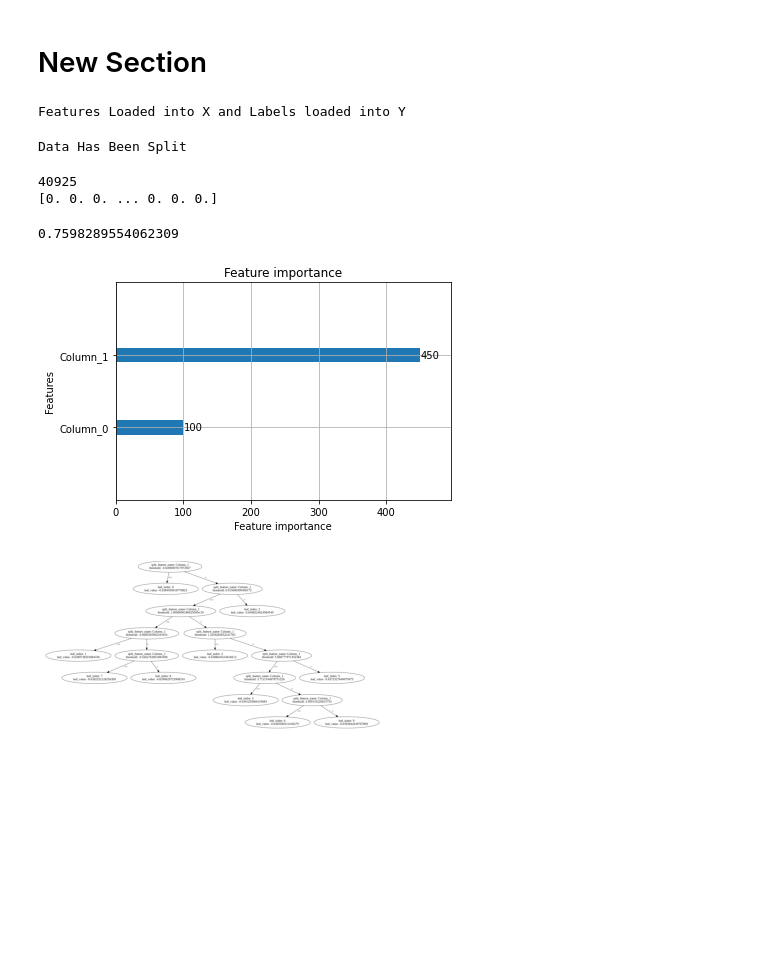
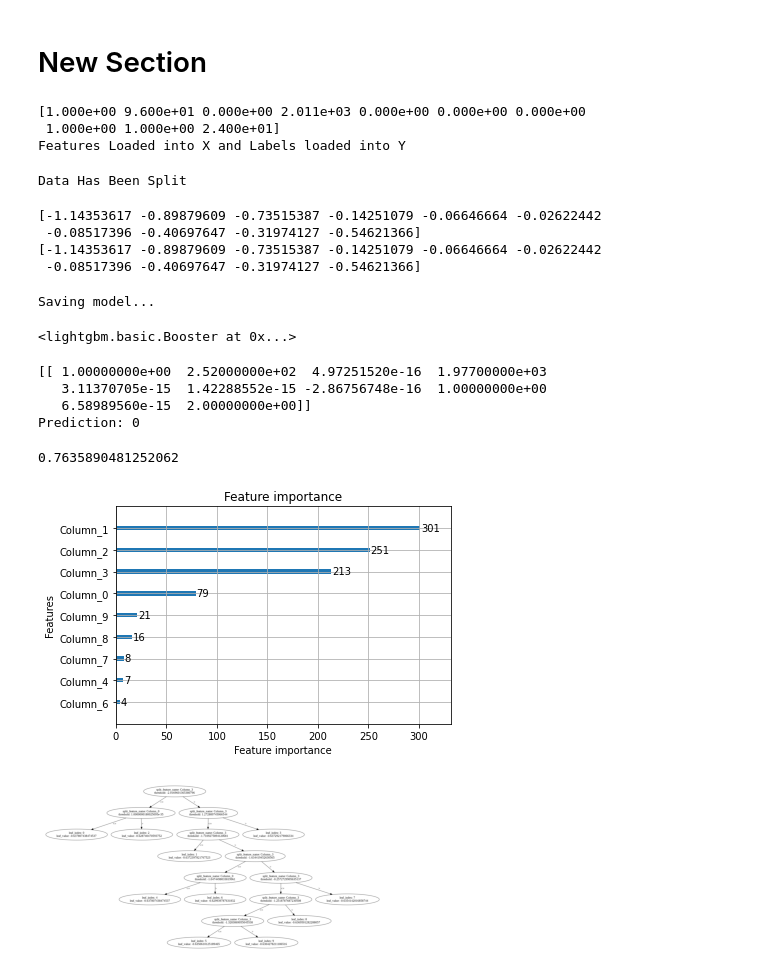
Before and after one commit to nlgandhi/LearnPython, a Jupyter notebook: IB_ML.ipynb, the cells around one changed output. Saved outputs shown, nothing was run; the diff lists cells and outputs as text; code cells hidden in the pictures; blank space fills up the shorter version.

```diff
--- a/IB_ML.ipynb
+++ b/IB_ML.ipynb
@@ -20,34 +20,47 @@ import sklearn
 dataset = pd.read_csv('IB_Train_Data.csv')
 # This is the most important step. In this case we are reading the features
 # that we want to train the model with. In this case its just Age and Estimated Salary.
-X = dataset.iloc[:, [0, 9]].values
+X = dataset.iloc[:, [0,1,2,3,4,5,6,7,8,9]].values
+print(X[0])
 # This is the Label. In ths case the LABEL is Purchased
 y = dataset.iloc[:, 10].values
+# print(y[0])
 print('Features Loaded into X and Labels loaded into Y')
 # print(X)
 # print(y)
 # %% [output]
+[1.000e+00 9.600e+01 0.000e+00 2.011e+03 0.000e+00 0.000e+00 0.000e+00
+ 1.000e+00 1.000e+00 2.400e+01]
 Features Loaded into X and Labels loaded into Y
 # %%
 # Splitting the dataset into the Training set and Test set
 from sklearn.model_selection import train_test_split
-x_train, x_test, y_train, y_test = train_test_split(X, y, test_size = 0.3, random_state = 0)
+x_train, x_test, y_train, y_test = train_test_split(X, y, test_size = 0.2, random_state = 0)
 print('Data Has Been Split')
 # %% [output]
 Data Has Been Split
 # %%
 # Feature Scaling
 # StandardScaler rescales each column to have 0 mean and 1 Standard Deviation.
+print(x_test[1])
 from sklearn.preprocessing import StandardScaler
 sc = StandardScaler()
 x_train = sc.fit_transform(x_train)
 x_test = sc.transform(x_test)
+print(x_test[1])
+# %% [output]
+[-1.14353617 -0.89879609 -0.73515387 -0.14251079 -0.06646664 -0.02622442
+ -0.08517396 -0.40697647 -0.31974127 -0.54621366]
+[-1.14353617 -0.89879609 -0.73515387 -0.14251079 -0.06646664 -0.02622442
+ -0.08517396 -0.40697647 -0.31974127 -0.54621366]
 # %%
 # Start Here...
 import lightgbm as lgb
 
 # Load the Training Data Age and Salary and Label => Purchased
 # First Parameter is the Training Data and the second Parameters is the label
+evals_result = {}  # to record eval results for plotting
+
 d_train = lgb.Dataset(x_train, label=y_train)
 params = {}
 params['learning_rate'] = 0.003
@@ -58,11 +71,25 @@ params['sub_feature'] = 0.5
 params['num_leaves'] = 10
 params['min_data'] = 50
 params['max_depth'] = 10
-clf = lgb.train(params, d_train, 100)
+clf = lgb.train(params,
+                d_train,
+                num_boost_round=100,
+                evals_result=evals_result,
+                verbose_eval=10)
+
+# Decouple Model develpment from Model Inference
+print('Saving model...')
+clf.save_model('IB_ML_V1.txt')
+# %% [output]
+Saving model...
+<lightgbm.basic.Booster at 0x...>
 # %%
 #Prediction
-y_pred=clf.predict(x_test)
-print(len(y_pred))
+bst = lgb.Booster(model_file='IB_ML_V1.txt')  # init model
+y_pred=bst.predict(x_test)
+# print(x_test)
+# print(y_pred)
+# print(len(y_pred))
 
 # for i in y_pred:
 for i in range(len(y_pred)):
@@ -71,11 +98,29 @@ for i in range(len(y_pred)):
     else:
         y_pred[i]=0
 
-print(y_pred)
+# print(y_pred)
 #print(y_test)
-# %% [output]
-40925
-[0. 0. 0. ... 0. 0. 0.]
+# %%
+# Single Row Prediction (Important)
+# Make a single prediction -  Example Row-2=1
+
+model = lgb.Booster(model_file='IB_ML_V1.txt')  # init model
+row2 = [[1,252,0,1977,0,0,0,1,0,2]]
+
+# Really not sure about this part. May need some help here.
+from sklearn.preprocessing import StandardScaler
+sc = StandardScaler()
+x_train = sc.fit_transform(x_train)
+row2 = sc.transform(row2)
+print(row2)
+
+yhat = model.predict(row2)
+print('Prediction: %d' % yhat[0])
+# %% [output]
+[[ 1.00000000e+00  2.52000000e+02  4.97251520e-16  1.97700000e+03
+   3.11370705e-15  1.42288552e-15 -2.86756748e-16  1.00000000e+00
+   6.58989560e-15  2.00000000e+00]]
+Prediction: 0
 # %%
 #Confusion matrix
 from sklearn.metrics import confusion_matrix
@@ -85,16 +130,16 @@ from sklearn.metrics import accuracy_score
 accuracy=accuracy_score(y_pred,y_test)
 print(accuracy)
 # %% [output]
-0.7598289554062309
+0.7635890481252062
 # %%
 import matplotlib.pyplot as plt
 import os
 
-ax = lgb.plot_importance(clf, max_num_features=10)
+ax = lgb.plot_importance(bst, max_num_features=10)
 plt.show()
 
-ax = lgb.plot_tree(clf)
+ax = lgb.plot_tree(bst)
 plt.show()
 # %% [output]
-[figure, old version]
+[figure, new version]
-[figure, old version]
+[figure, new version]
```
